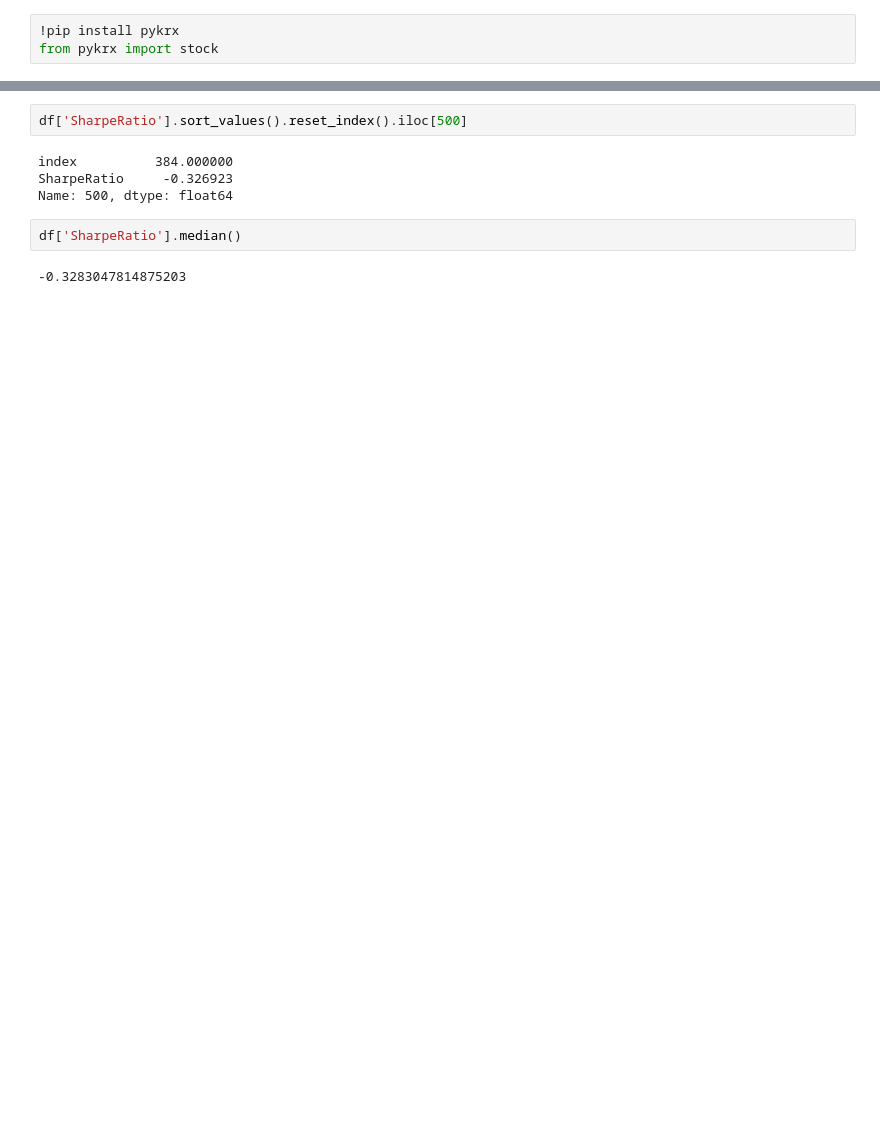
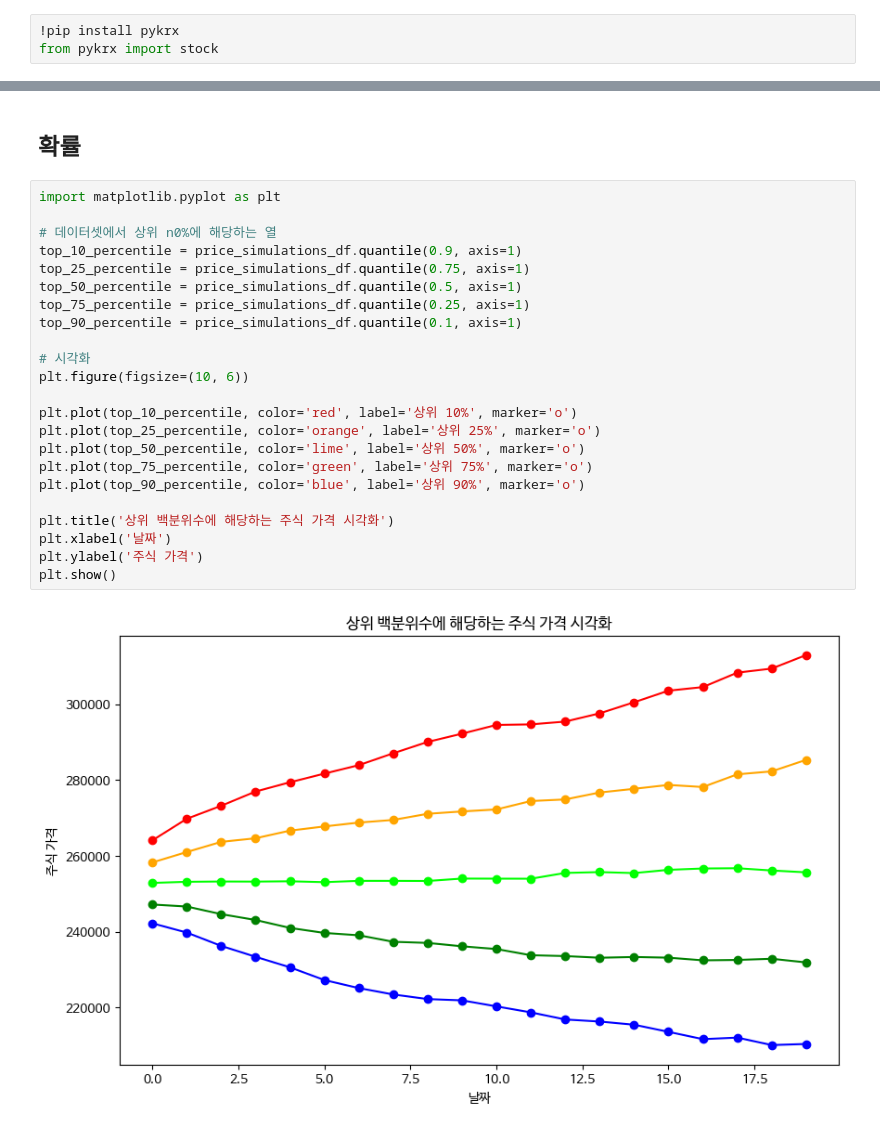
Before and after one commit to DanDanHeeWorld/to_upward, a Jupyter notebook: 몬테카를로_시뮬레이션_송채은.ipynb, the cells around one changed output, grey strips where cells are left out. Drawn from its saved outputs; the diff is of its cells as text; blank space fills up the shorter version.

```diff
--- a/몬테카를로_시뮬레이션_송채은.ipynb
+++ b/몬테카를로_시뮬레이션_송채은.ipynb
@@ -173,10 +131,27 @@ print("포트폴리오의 연간 리스크:", med_sharpe_portfolio['annual_risk'
-# %%
-df['SharpeRatio'].sort_values().reset_index().iloc[500]
-# %% [output]
-index          384.000000
-SharpeRatio     -0.326923
-Name: 500, dtype: float64
-# %%
-df['SharpeRatio'].median()
-# %% [output]
--0.3283047814875203
+# %% [markdown]
+## 확률
+# %%
+import matplotlib.pyplot as plt
+
+# 데이터셋에서 상위 n0%에 해당하는 열
+top_10_percentile = price_simulations_df.quantile(0.9, axis=1)
+top_25_percentile = price_simulations_df.quantile(0.75, axis=1)
+top_50_percentile = price_simulations_df.quantile(0.5, axis=1)
+top_75_percentile = price_simulations_df.quantile(0.25, axis=1)
+top_90_percentile = price_simulations_df.quantile(0.1, axis=1)
+
+# 시각화
+plt.figure(figsize=(10, 6))
+
+plt.plot(top_10_percentile, color='red', label='상위 10%', marker='o')
+plt.plot(top_25_percentile, color='orange', label='상위 25%', marker='o')
+plt.plot(top_50_percentile, color='lime', label='상위 50%', marker='o')
+plt.plot(top_75_percentile, color='green', label='상위 75%', marker='o')
+plt.plot(top_90_percentile, color='blue', label='상위 90%', marker='o')
+
+plt.title('상위 백분위수에 해당하는 주식 가격 시각화')
+plt.xlabel('날짜')
+plt.ylabel('주식 가격')
+plt.show()
+# %% [output]
+[figure, added]
```
Also changed, not shown: parts of 15 cells of this notebook.
